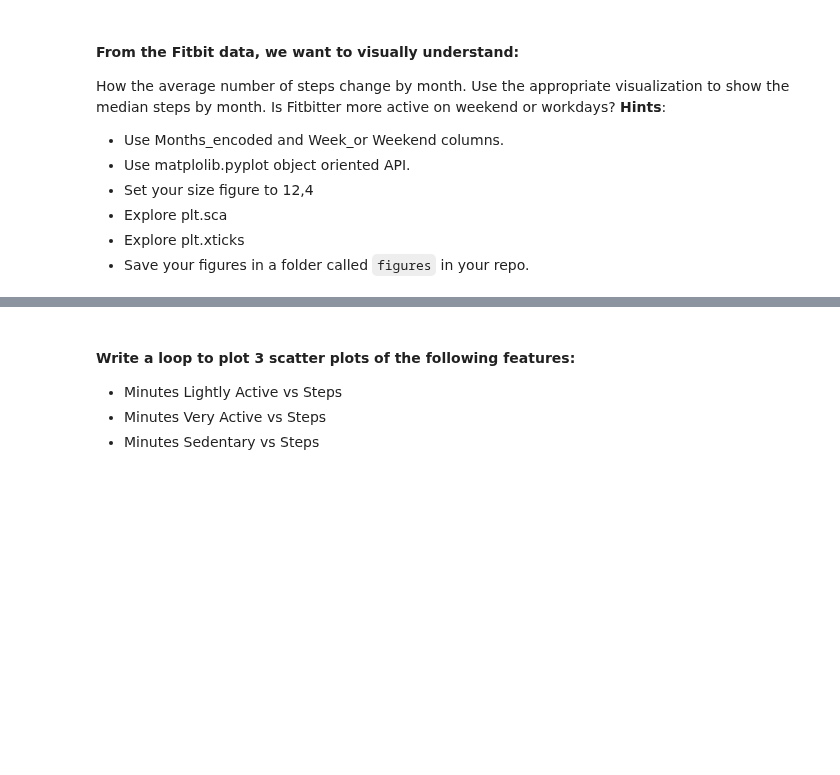
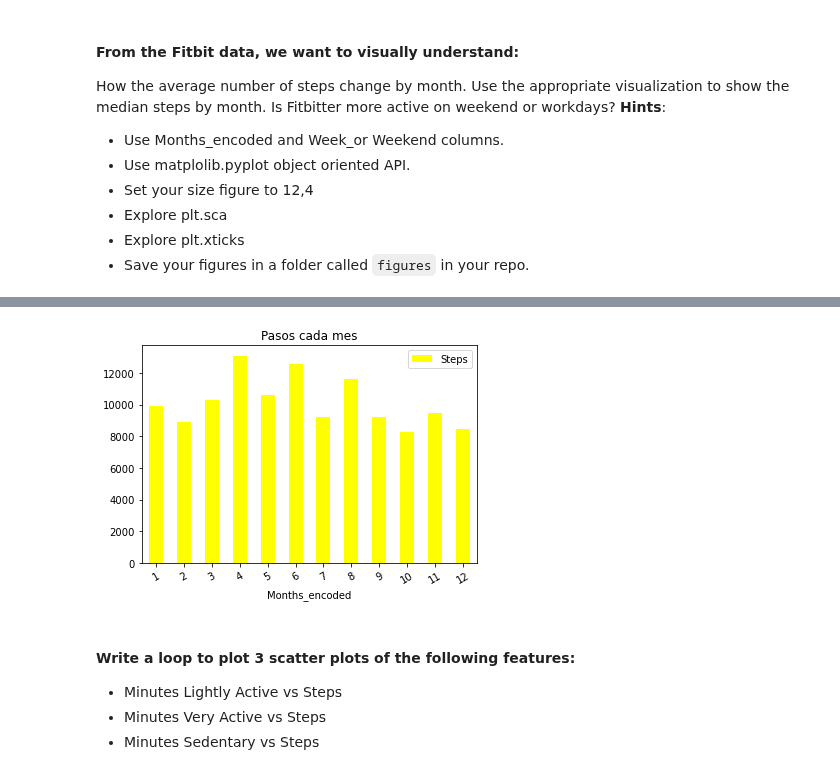
Before and after one commit to Ironhack-Data-Madrid-Enero-2022/lab-matplotlib-seaborn, a Jupyter notebook: your-code/main.ipynb, the cells around one changed output, grey strips where cells are left out. Drawn from its saved outputs; the diff is of its cells as text; code cells hidden in the pictures; blank space fills up the shorter version.

```diff
--- a/your-code/main.ipynb
+++ b/your-code/main.ipynb
@@ -17,0 +20,3 @@ ModuleNotFoundError: No module named 'Fitbit2'
+# %%
+fitbit = pd.read_csv('../data/Fitbit2.csv')
+fitbit.info()
@@ -35,0 +63,6 @@ How the average number of steps change by month. Use the appropriate visualizati
+# %%
+# AVERAGE STEPS BY MONTH_ENCODED
+
+stepsbymonth = pd.DataFrame(fitbit["Steps"].groupby(fitbit["Months_encoded"]).mean())
+
+display(stepsbymonth)
@@ -36,3 +84,9 @@ How the average number of steps change by month. Use the appropriate visualizati
+# %%
+# AVERAGE STEPS BY WORK_OR_WEEKEND
+Stepswork = stepsbymonth.plot(kind="bar", title="Pasos cada mes", color = ["yellow"])
+plt.xticks(rotation=30); # para girar las etiquetas
+# %% [output]
+[figure, added]
 # %% [markdown]
 #### Write a loop to plot 3 scatter plots of the following features:
 
```
Also changed, not shown: parts of 35 cells of this notebook.
